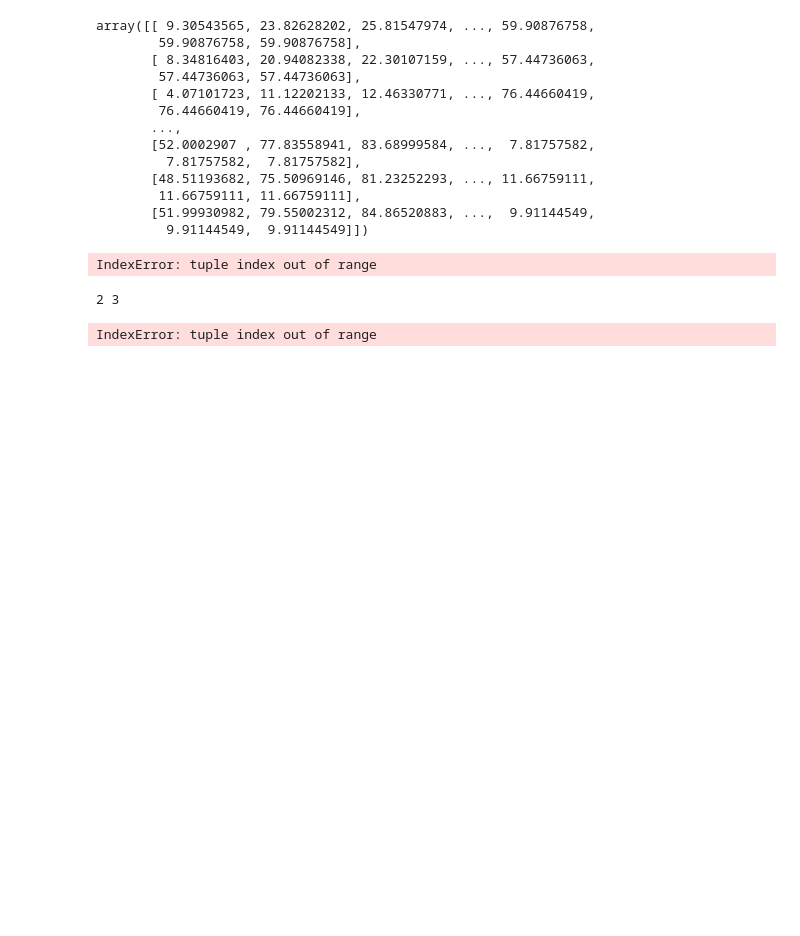
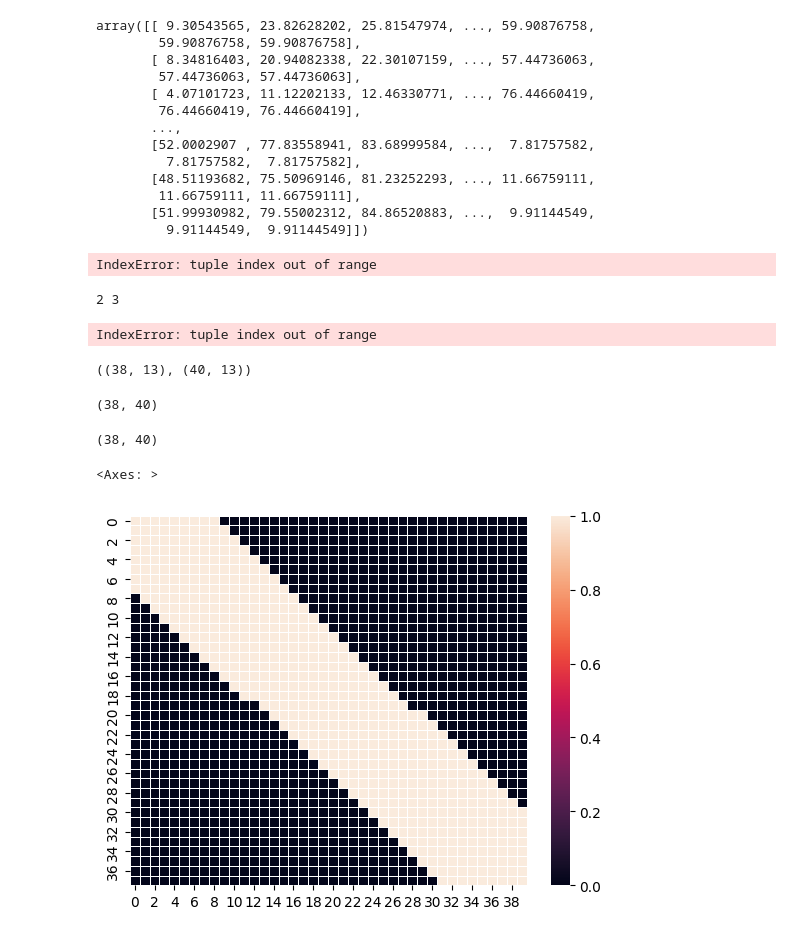
Before and after one commit to hanahhh/Masking-Map-Optimal-Transport-For-Sequential-Data, a Jupyter notebook: SensitivityExperiment.ipynb, the cells around one changed output. Saved outputs shown, nothing was run; the diff lists cells and outputs as text; code cells hidden in the pictures; blank space fills up the shorter version.

```diff
--- a/SensitivityExperiment.ipynb
+++ b/SensitivityExperiment.ipynb
@@ -165,3 +165,33 @@ C = cost_matrix_aw(a, b)
 # %% [output]
 2 3
 IndexError: tuple index out of range
+# %%
+from GetData.GetDataMultiDimensions import getDataMultiVariate
+import numpy as np
+X_train, X_test, y_train, y_test = getDataMultiVariate("ArabicCut")
+# %%
+xs, xt = X_train[0], X_test[67]
+xs.shape, xt.shape
+# %% [output]
+((38, 13), (40, 13))
+# %%
+from MaskingMap.Utilities.utils import cost_matrix_aw
+C = cost_matrix_aw(xs, xt, subsequence=False)
+C /= C.max() + 1e-10
+C.shape
+# %% [output]
+(38, 40)
+# %%
+p = np.ones(len(xs)) / len(xs)
+q = np.ones(len(xt)) / len(xt)
+len(p), len(q)
+# %% [output]
+(38, 40)
+# %%
+import seaborn as sns
+from MaskingMap.Utilities.utils import create_mask
+M = create_mask(C, 0.2)
+sns.heatmap(M, linewidth=0.5)
+# %% [output]
+<Axes: >
+[figure, added]
```
Also changed, not shown: parts of 10 cells of this notebook, 9 other files.
